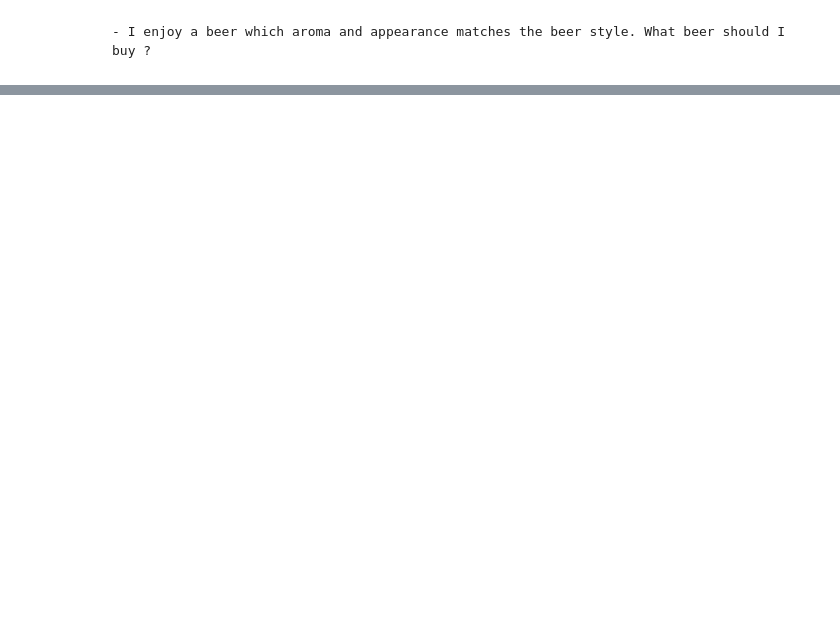
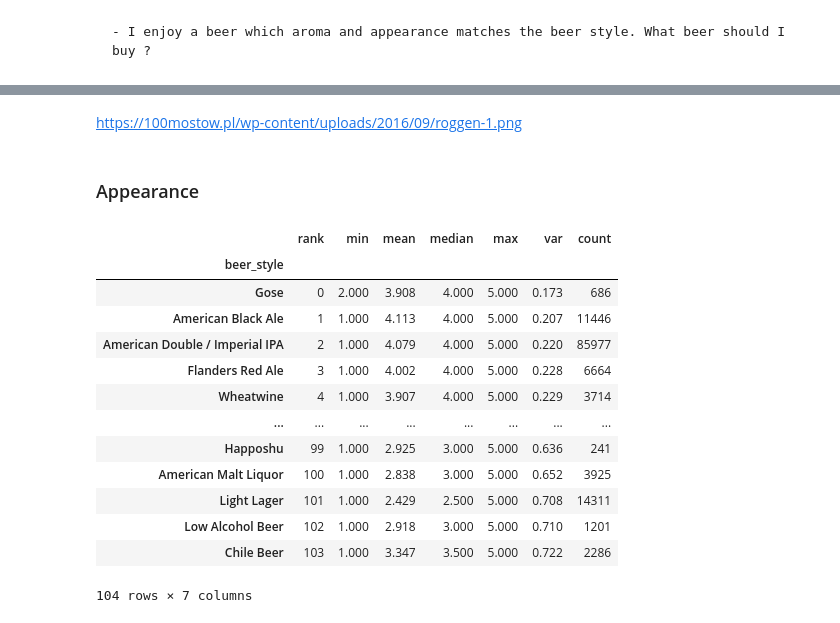
Before and after one commit to KonuTech/beer-reviews-recommender, a Jupyter notebook: beer_review_recommender.ipynb, the cells around one changed output, grey strips where cells are left out. Cells and saved outputs as stored; diff of their text form; code cells hidden in the pictures; blank space fills up the shorter version.

```diff
--- a/beer_review_recommender.ipynb
+++ b/beer_review_recommender.ipynb
@@ -1013,0 +1064,26 @@ recommended beers indexes: [22577, 22587, 22578]
+# %% [markdown]
+https://100mostow.pl/wp-content/uploads/2016/09/roggen-1.png
+# %% [markdown]
+### Appearance
+# %%
+# beer_reviews_copy[["review_overall", "beer_style"]].groupby(['beer_style']).agg(["mean", "count"]).fillna(0)
+beer_reviews_by_beer_style_appearance_stats = beer_reviews_copy[["beer_style", "review_appearance"]].groupby(["beer_style"]).agg(["min", "mean", "median", "max", "var", "count"]).fillna(0)
+beer_reviews_by_beer_style_appearance_stats.columns = beer_reviews_by_beer_style_appearance_stats.columns.droplevel(0)
+beer_reviews_by_beer_style_appearance_stats.sort_values(by=["max", "var", "median"], ascending=[False, True, False], inplace=True)
+beer_reviews_by_beer_style_appearance_stats.insert(0, 'rank', range(0, 0 + len(beer_reviews_by_beer_style_appearance_stats.index)))
+beer_reviews_by_beer_style_appearance_stats
+# %% [output]
+|  | rank | min | mean | median | max | var | count |
+| beer_style |  |  |  |  |  |  |  |
+| Gose | 0 | 2.000 | 3.908 | 4.000 | 5.000 | 0.173 | 686 |
+| American Black Ale | 1 | 1.000 | 4.113 | 4.000 | 5.000 | 0.207 | 11446 |
+| American Double / Imperial IPA | 2 | 1.000 | 4.079 | 4.000 | 5.000 | 0.220 | 85977 |
+| Flanders Red Ale | 3 | 1.000 | 4.002 | 4.000 | 5.000 | 0.228 | 6664 |
+| Wheatwine | 4 | 1.000 | 3.907 | 4.000 | 5.000 | 0.229 | 3714 |
+| ... | ... | ... | ... | ... | ... | ... | ... |
+| Happoshu | 99 | 1.000 | 2.925 | 3.000 | 5.000 | 0.636 | 241 |
+| American Malt Liquor | 100 | 1.000 | 2.838 | 3.000 | 5.000 | 0.652 | 3925 |
+| Light Lager | 101 | 1.000 | 2.429 | 2.500 | 5.000 | 0.708 | 14311 |
+| Low Alcohol Beer | 102 | 1.000 | 2.918 | 3.000 | 5.000 | 0.710 | 1201 |
+| Chile Beer | 103 | 1.000 | 3.347 | 3.500 | 5.000 | 0.722 | 2286 |
+104 rows × 7 columns
```
Also changed, not shown: parts of 58 cells of this notebook.
